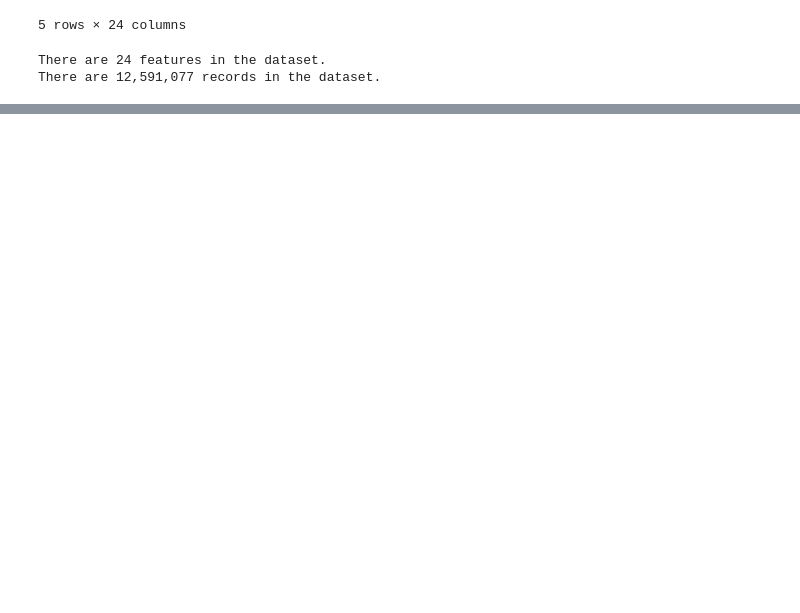
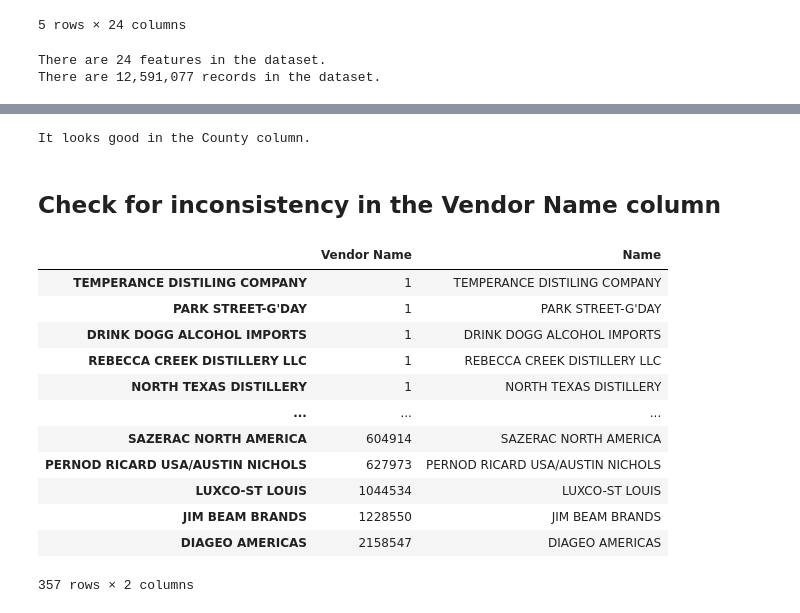
Before and after one commit to huangchao2528/Projects, a Jupyter notebook: Iowa Liquor Sales/Iowa_Liquor_Sales.ipynb, the cells around one changed output, grey strips where cells are left out. Drawn from its saved outputs; the diff is of its cells as text; code cells hidden in the pictures; blank space fills up the shorter version.

```diff
--- a/Iowa Liquor Sales/Iowa_Liquor_Sales.ipynb
+++ b/Iowa Liquor Sales/Iowa_Liquor_Sales.ipynb
@@ -68,0 +204,25 @@ The dataset contains records from 01/02/2013 to 12/31/2015.
+# %%
+print('It looks good in the County column.')
+# %% [output]
+It looks good in the County column.
+# %% [markdown]
+## Check for inconsistency in the Vendor Name column
+# %%
+df['Vendor Name'] = df['Vendor Name'].str.upper().str.strip()       # Convert vendor names to upper cases and strip white spaces
+vendor_name = pd.DataFrame(df['Vendor Name'].value_counts(ascending=True))         # Count vendor names
+vendor_name['Name'] = vendor_name.index      # Add a new column called Name
+vendor_name
+# %% [output]
+|  | Vendor Name | Name |
+| TEMPERANCE DISTILING COMPANY | 1 | TEMPERANCE DISTILING COMPANY |
+| PARK STREET-G'DAY | 1 | PARK STREET-G'DAY |
+| DRINK DOGG ALCOHOL IMPORTS | 1 | DRINK DOGG ALCOHOL IMPORTS |
+| REBECCA CREEK DISTILLERY LLC | 1 | REBECCA CREEK DISTILLERY LLC |
+| NORTH TEXAS DISTILLERY | 1 | NORTH TEXAS DISTILLERY |
+| ... | ... | ... |
+| SAZERAC NORTH AMERICA | 604914 | SAZERAC NORTH AMERICA |
+| PERNOD RICARD USA/AUSTIN NICHOLS | 627973 | PERNOD RICARD USA/AUSTIN NICHOLS |
+| LUXCO-ST LOUIS | 1044534 | LUXCO-ST LOUIS |
+| JIM BEAM BRANDS | 1228550 | JIM BEAM BRANDS |
+| DIAGEO AMERICAS | 2158547 | DIAGEO AMERICAS |
+357 rows × 2 columns
```
Also changed, not shown: parts of 17 cells of this notebook.
